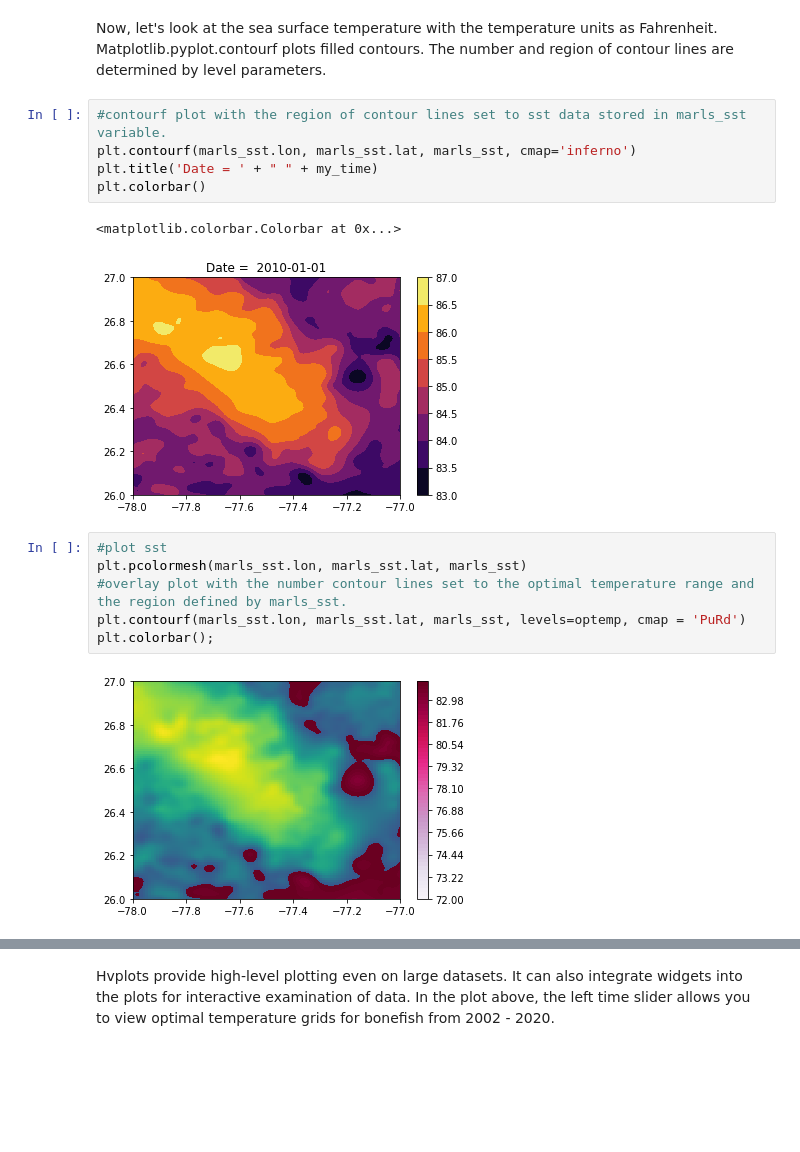
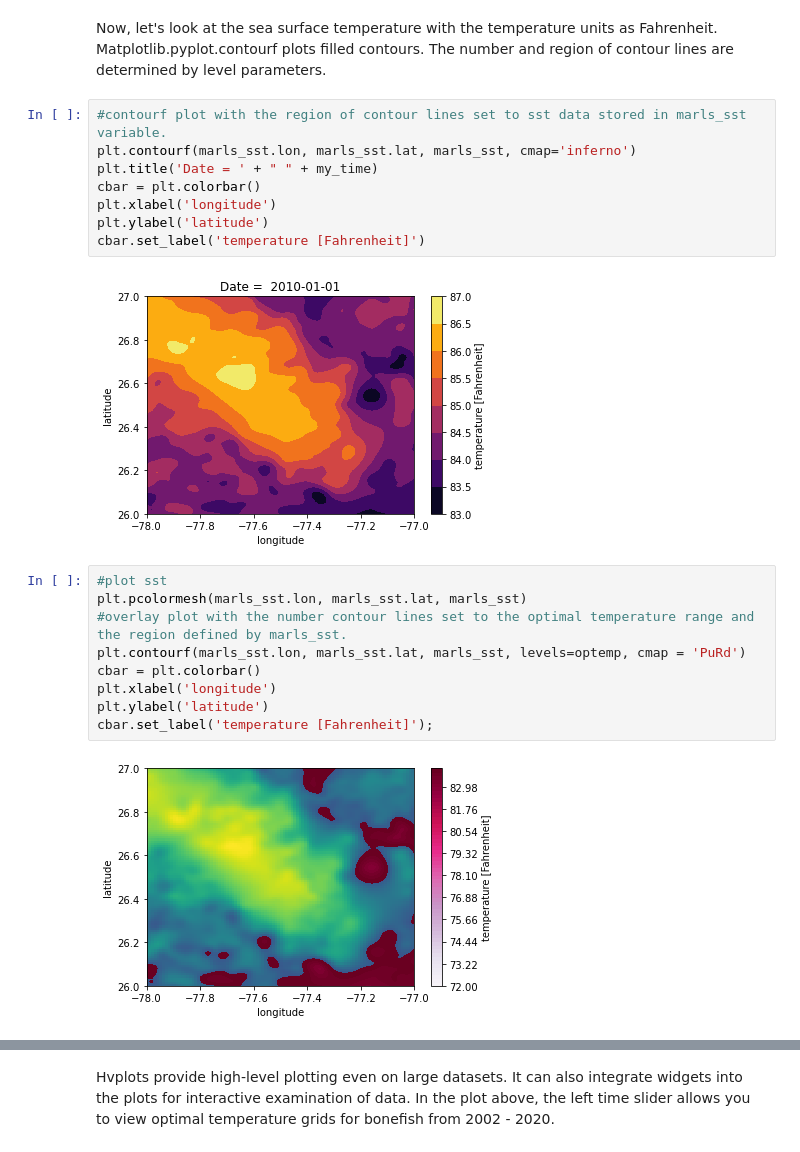
Before and after one commit to ted80810/optimal_fish_temperature_pangeo, a Jupyter notebook: Optimum_Temperature_forAngling_Bonefish.ipynb, the cells around one changed output, grey strips where cells are left out. Cells and saved outputs as stored; diff of their text form; blank space fills up the shorter version.

Commit message:
changed plot labels

```diff
--- a/Optimum_Temperature_forAngling_Bonefish.ipynb
+++ b/Optimum_Temperature_forAngling_Bonefish.ipynb
@@ -308,19 +308,24 @@ Now, let's look at the sea surface temperature with the temperature units as Fah
 # %%
 #contourf plot with the region of contour lines set to sst data stored in marls_sst variable.
 plt.contourf(marls_sst.lon, marls_sst.lat, marls_sst, cmap='inferno')
 plt.title('Date = ' + " " + my_time)
-plt.colorbar()
+cbar = plt.colorbar()
+plt.xlabel('longitude')
+plt.ylabel('latitude')
+cbar.set_label('temperature [Fahrenheit]')
 # %% [output]
-<matplotlib.colorbar.Colorbar at 0x...>
-[figure, old version]
+[figure, new version]
 # %%
 #plot sst
 plt.pcolormesh(marls_sst.lon, marls_sst.lat, marls_sst)
 #overlay plot with the number contour lines set to the optimal temperature range and the region defined by marls_sst.
 plt.contourf(marls_sst.lon, marls_sst.lat, marls_sst, levels=optemp, cmap = 'PuRd')
-plt.colorbar();
+cbar = plt.colorbar()
+plt.xlabel('longitude')
+plt.ylabel('latitude')
+cbar.set_label('temperature [Fahrenheit]');
 # %% [output]
-[figure, old version]
+[figure, new version]
 # %%
 #subset dataset in space to the entire Marls and surrounding region. No specfic date.
 marls=temp_f.sel(lon=slice(lon_min, lon_max),lat=slice(lat_min, lat_max)).squeeze()
```
Also changed, not shown: parts of 6 cells of this notebook, 1 other file.
